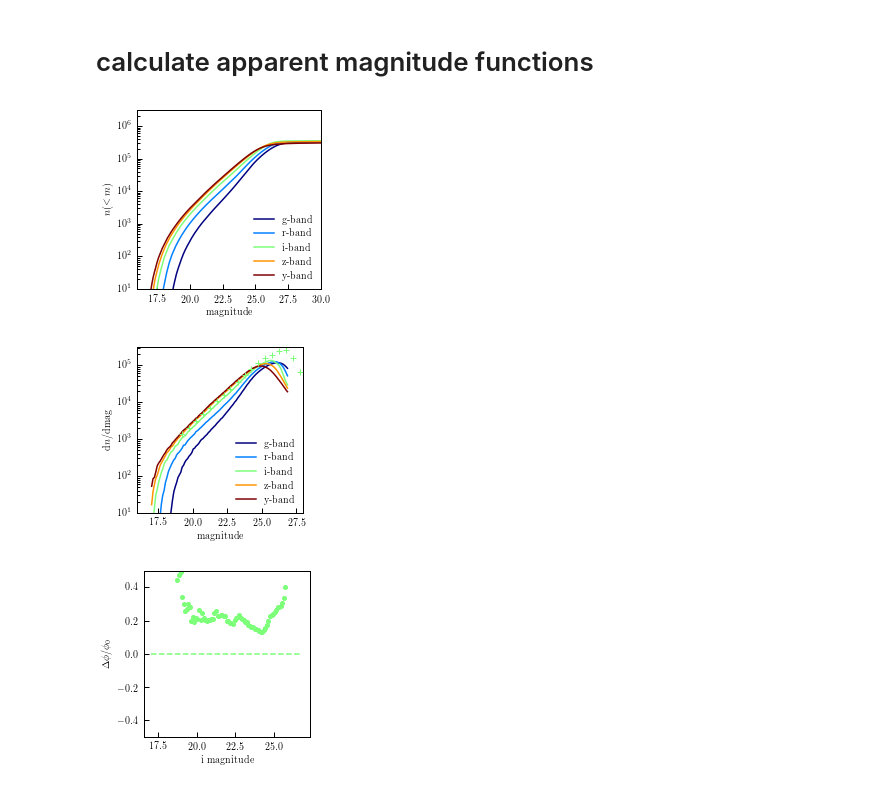
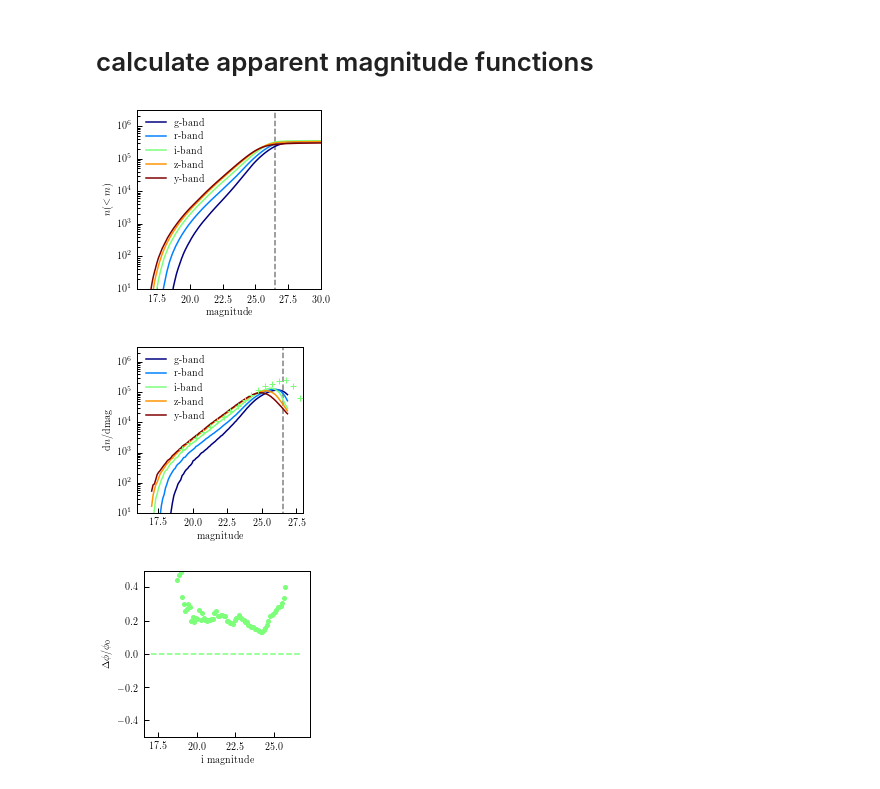
Before and after one commit to LSSTDESC/descqa, a Jupyter notebook: descqagen/app_mag_func_test/notebooks/HSC_app_mag_func.ipynb, the cells around one changed output. Drawn from its saved outputs; the diff is of its cells as text; code cells hidden in the pictures.

```diff
--- a/descqagen/app_mag_func_test/notebooks/HSC_app_mag_func.ipynb
+++ b/descqagen/app_mag_func_test/notebooks/HSC_app_mag_func.ipynb
@@ -264,6 +280,7 @@ dn_dmag_y = dn_y/np.diff(mag_bins)
 #plot cumulative mag functions
 colors = plt.cm.jet(np.linspace(0,1,5))
 plt.figure(figsize=(3.3,3.3))
+plt.plot([26.5, 26.5],[0,10**8], '--', color='grey')
 l1, = plt.plot(g_mag, n_g, '-', color=colors[0])
 l2, = plt.plot(r_mag, n_r, '-', color=colors[1])
 l3, = plt.plot(i_mag, n_i, '-', color=colors[2])
@@ -275,41 +292,42 @@ plt.ylim([10,10**6.5])
 plt.xlabel('magnitude')
 plt.ylabel(r'$n(<m)$')
 plt.legend([l1, l2, l3, l4, l5],['g-band','r-band','i-band','z-band','y-band'],
-           frameon=False, fontsize=10, loc='lower right')
+           frameon=False, fontsize=10, loc='upper left')
 plt.show()
 # %% [output]
-[figure, old version]
+[figure, new version]
 # %%
 # digitized i-band app mag func from HSC data release paper, fig. 16
 x = np.array([19.246851,19.75063,20.254408,20.758186,21.24937,21.765743,22.244333,22.735516,23.264484,\
               23.755667,24.246851,24.75063,25.254408,25.758186,26.24937,26.740555,27.231737,27.748112])
 y = np.array([1363.0817,2016.9734,3156.3826,4670.549,7173.8726,11018.929,15417.234,23242.803,35700.496,\
               53821.555,78168.32,117845.445,155908.11,187891.02,239471.84,253259.44,155908.11,63663.395])
 
 #plot differential mag functions
 colors = plt.cm.jet(np.linspace(0,1,5))
 fig = plt.figure(figsize=(3.3,3.3))
 fig.subplots_adjust(left=0.2, right=0.9, bottom=0.2, top=0.9)
+plt.plot([26.5, 26.5],[0,10**8], '--', color='grey')
 l1, = plt.plot(mag_bin_centers, dn_dmag_g, '-', color=colors[0])
 l2, = plt.plot(mag_bin_centers, dn_dmag_r, '-', color=colors[1])
 l3, = plt.plot(mag_bin_centers, dn_dmag_i, '-', color=colors[2])
 l4, = plt.plot(mag_bin_centers, dn_dmag_z, '-', color=colors[3])
 l5, = plt.plot(mag_bin_centers, dn_dmag_y, '-', color=colors[4])
 p1, = plt.plot(x, y, '+', color=colors[2])
 plt.yscale('log')
 plt.xlim([16,28])
-plt.ylim([10,10**5.5])
+plt.ylim([10,10**6.5])
 plt.xlabel('magnitude')
 plt.ylabel(r'$\mathrm{d}n/\mathrm{d}{\rm mag}$')
 plt.legend([l1, l2, l3, l4, l5],['g-band','r-band','i-band','z-band','y-band'],
-           frameon=False, fontsize=10, loc='lower right')
+           frameon=False, fontsize=10, loc='upper left')
 #plt.legend([l3, p1],['i-band','Hiroaki+ 2017'],
 #           frameon=False, fontsize=10, loc='lower right')
 plt.show()
 
 fig.savefig('/Users/duncan/Desktop/diff_app_mag_func.png', dpi=250)
 # %% [output]
-[figure, old version]
+[figure, new version]
 # %%
 #examine difference between Aihara+ 2017 and our measurement
 
```
Also changed, not shown: parts of 8 cells of this notebook, 8 other files.
